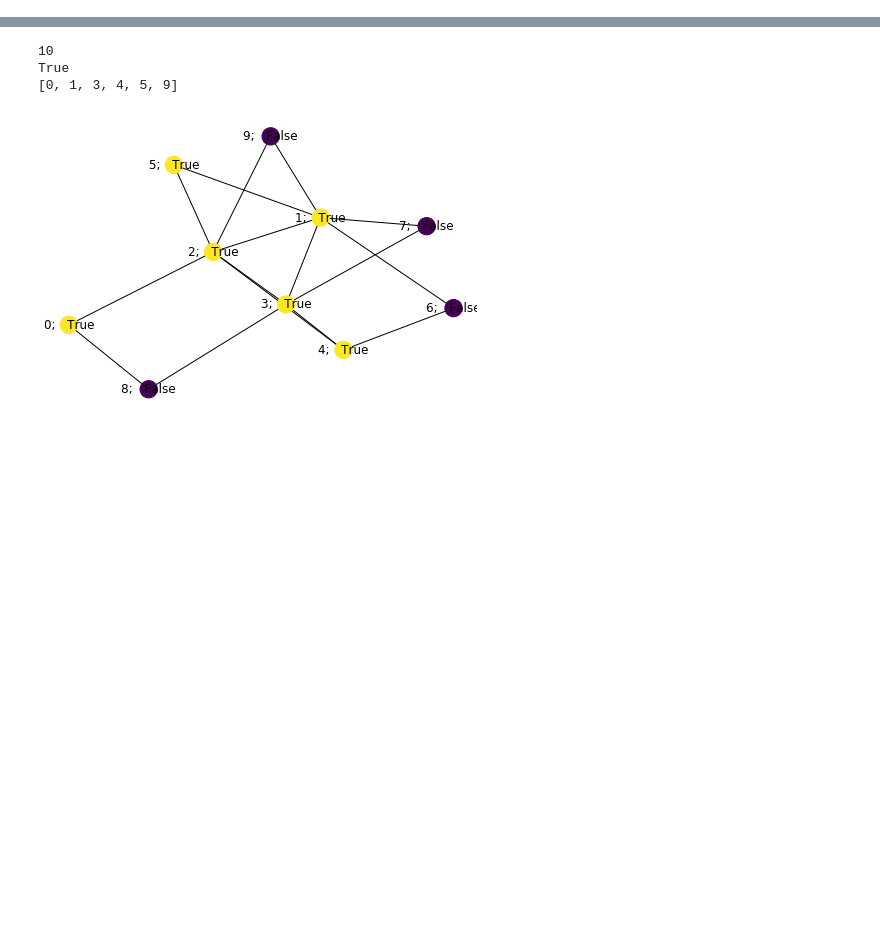
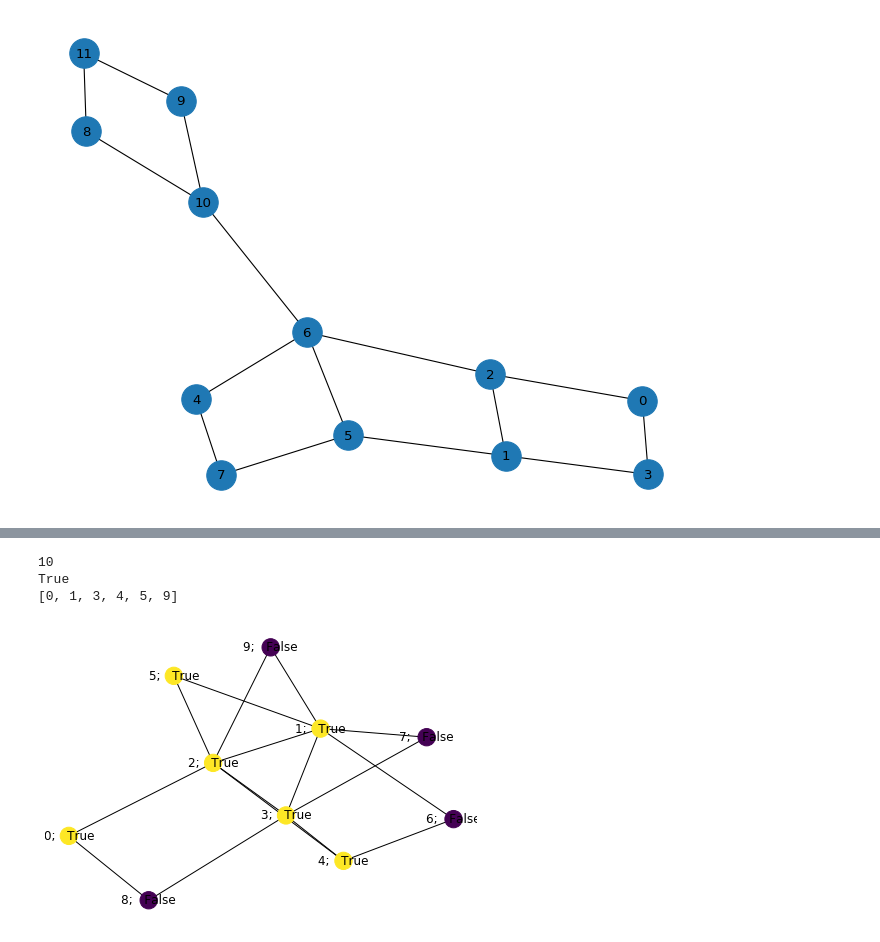
Before and after one commit to nro-bot/cs223_creditgraphs, a Jupyter notebook: Algorithm1_network.ipynb, the cells around one changed output, grey strips where cells are left out. Saved outputs shown, nothing was run; the diff lists cells and outputs as text; code cells hidden in the pictures; blank space fills up the shorter version.

```diff
--- a/Algorithm1_network.ipynb
+++ b/Algorithm1_network.ipynb
@@ -13,0 +84,15 @@ plt.show()
+# %%
+# small
+plt.figure(num=None, figsize=(8, 6), dpi=80, facecolor='w', edgecolor='k')
+sub1 = nx.bipartite.generators.random_graph(2,2,0.9, seed=10)
+sub2 = nx.bipartite.generators.random_graph(2,2,0.9, seed=10)
+sub3 = nx.bipartite.generators.random_graph(2,2,0.9, seed=10)
+G_bipart = nx.disjoint_union(sub1, sub2)
+G_bipart = nx.disjoint_union(G_bipart, sub3)
+G_bipart.add_edge(1,5)
+G_bipart.add_edge(2,6)
+G_bipart.add_edge(6,10)
+nx.draw(G_bipart, with_labels=True, node_size=700)
+plt.show()
+# %% [output]
+[figure, added]
```
Also changed, not shown: parts of 9 cells of this notebook, 3 other files.
